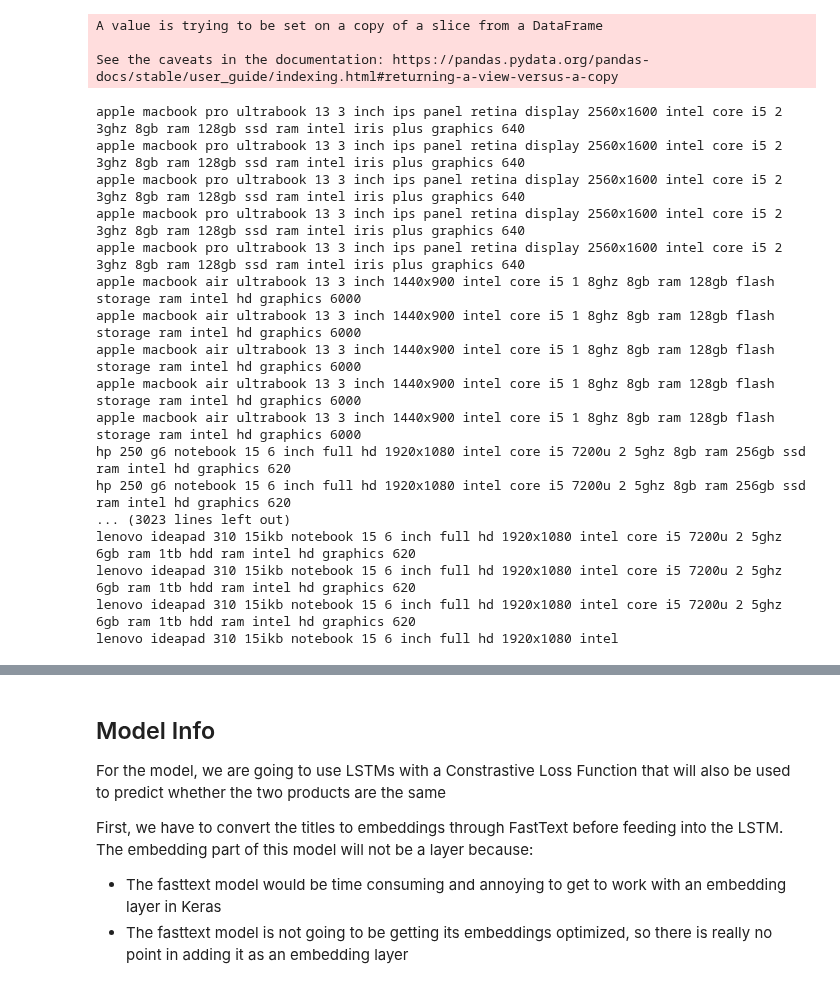
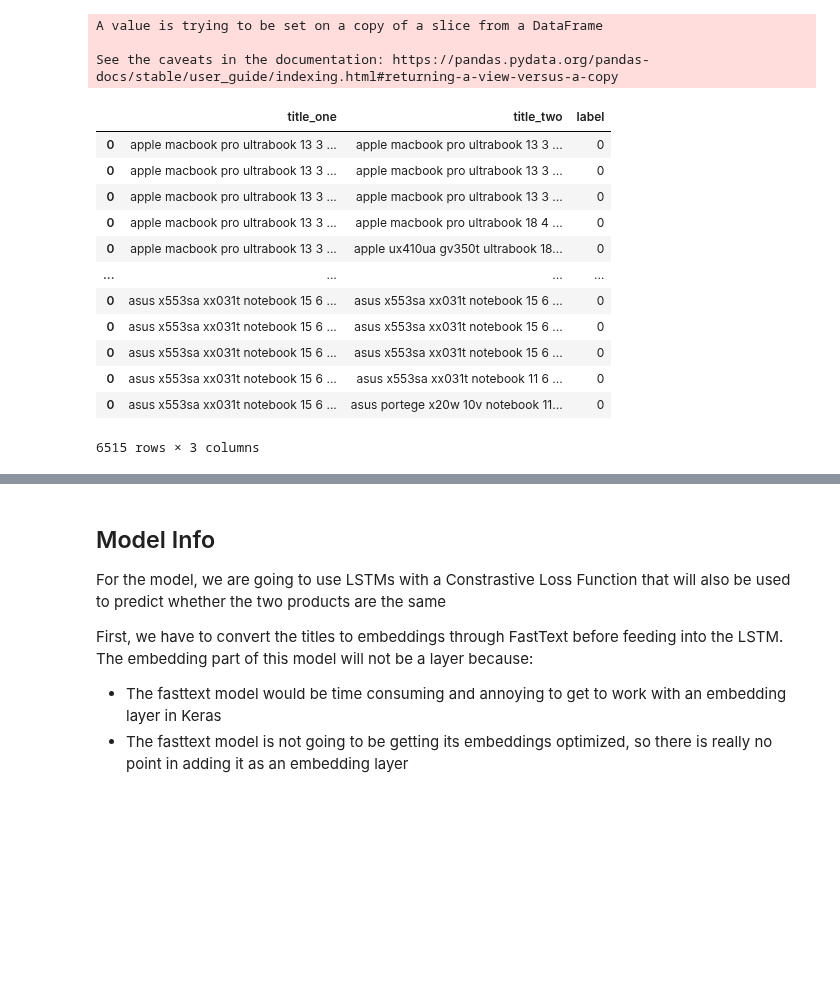
Before and after one commit to Mascerade/supervised-product-matching, a Jupyter notebook: TestingGrounds.ipynb, the cells around one changed output, grey strips where cells are left out. Saved outputs shown, nothing was run; the diff lists cells and outputs as text; code cells hidden in the pictures; blank space fills up the shorter version.

```diff
--- a/TestingGrounds.ipynb
+++ b/TestingGrounds.ipynb
@@ -252,27 +234,22 @@ neg_df = create_neg_laptop_data(laptop_df, attributes=['Cpu', 'Memory', 'Ram', '
 A value is trying to be set on a copy of a slice from a DataFrame
 
 See the caveats in the documentation: https://pandas.pydata.org/pandas-docs/stable/user_guide/indexing.html#returning-a-view-versus-a-copy
-# %%
-for i in range(len(neg_df)):
-    print(neg_df.iloc()[i].title_one)
-# %% [output]
-apple macbook pro ultrabook 13 3 inch ips panel retina display 2560x1600 intel core i5 2 3ghz 8gb ram 128gb ssd ram intel iris plus graphics 640
-apple macbook pro ultrabook 13 3 inch ips panel retina display 2560x1600 intel core i5 2 3ghz 8gb ram 128gb ssd ram intel iris plus graphics 640
-apple macbook pro ultrabook 13 3 inch ips panel retina display 2560x1600 intel core i5 2 3ghz 8gb ram 128gb ssd ram intel iris plus graphics 640
-apple macbook pro ultrabook 13 3 inch ips panel retina display 2560x1600 intel core i5 2 3ghz 8gb ram 128gb ssd ram intel iris plus graphics 640
-apple macbook pro ultrabook 13 3 inch ips panel retina display 2560x1600 intel core i5 2 3ghz 8gb ram 128gb ssd ram intel iris plus graphics 640
-apple macbook air ultrabook 13 3 inch 1440x900 intel core i5 1 8ghz 8gb ram 128gb flash storage ram intel hd graphics 6000
-apple macbook air ultrabook 13 3 inch 1440x900 intel core i5 1 8ghz 8gb ram 128gb flash storage ram intel hd graphics 6000
-apple macbook air ultrabook 13 3 inch 1440x900 intel core i5 1 8ghz 8gb ram 128gb flash storage ram intel hd graphics 6000
-apple macbook air ultrabook 13 3 inch 1440x900 intel core i5 1 8ghz 8gb ram 128gb flash storage ram intel hd graphics 6000
-apple macbook air ultrabook 13 3 inch 1440x900 intel core i5 1 8ghz 8gb ram 128gb flash storage ram intel hd graphics 6000
-hp 250 g6 notebook 15 6 inch full hd 1920x1080 intel core i5 7200u 2 5ghz 8gb ram 256gb ssd ram intel hd graphics 620
-hp 250 g6 notebook 15 6 inch full hd 1920x1080 intel core i5 7200u 2 5ghz 8gb ram 256gb ssd ram intel hd graphics 620
-... (3023 lines left out)
-lenovo ideapad 310 15ikb notebook 15 6 inch full hd 1920x1080 intel core i5 7200u 2 5ghz 6gb ram 1tb hdd ram intel hd graphics 620
-lenovo ideapad 310 15ikb notebook 15 6 inch full hd 1920x1080 intel core i5 7200u 2 5ghz 6gb ram 1tb hdd ram intel hd graphics 620
-lenovo ideapad 310 15ikb notebook 15 6 inch full hd 1920x1080 intel core i5 7200u 2 5ghz 6gb ram 1tb hdd ram intel hd graphics 620
-lenovo ideapad 310 15ikb notebook 15 6 inch full hd 1920x1080 intel
+# %%
+neg_df
+# %% [output]
+|  | title_one | title_two | label |
+| 0 | apple macbook pro ultrabook 13 3 ... | apple macbook pro ultrabook 13 3 ... | 0 |
+| 0 | apple macbook pro ultrabook 13 3 ... | apple macbook pro ultrabook 13 3 ... | 0 |
+| 0 | apple macbook pro ultrabook 13 3 ... | apple macbook pro ultrabook 13 3 ... | 0 |
+| 0 | apple macbook pro ultrabook 13 3 ... | apple macbook pro ultrabook 18 4 ... | 0 |
+| 0 | apple macbook pro ultrabook 13 3 ... | apple ux410ua gv350t ultrabook 18... | 0 |
+| ... | ... | ... | ... |
+| 0 | asus x553sa xx031t notebook 15 6 ... | asus x553sa xx031t notebook 15 6 ... | 0 |
+| 0 | asus x553sa xx031t notebook 15 6 ... | asus x553sa xx031t notebook 15 6 ... | 0 |
+| 0 | asus x553sa xx031t notebook 15 6 ... | asus x553sa xx031t notebook 15 6 ... | 0 |
+| 0 | asus x553sa xx031t notebook 15 6 ... | asus x553sa xx031t notebook 11 6 ... | 0 |
+| 0 | asus x553sa xx031t notebook 15 6 ... | asus portege x20w 10v notebook 11... | 0 |
+6515 rows × 3 columns
 # %%
 # Creates the postive examples for the laptop data
 # The laptop_df is the original data, the new_df is the dataframe to append the new data to
```
Also changed, not shown: parts of 31 cells of this notebook, 3 other files.
